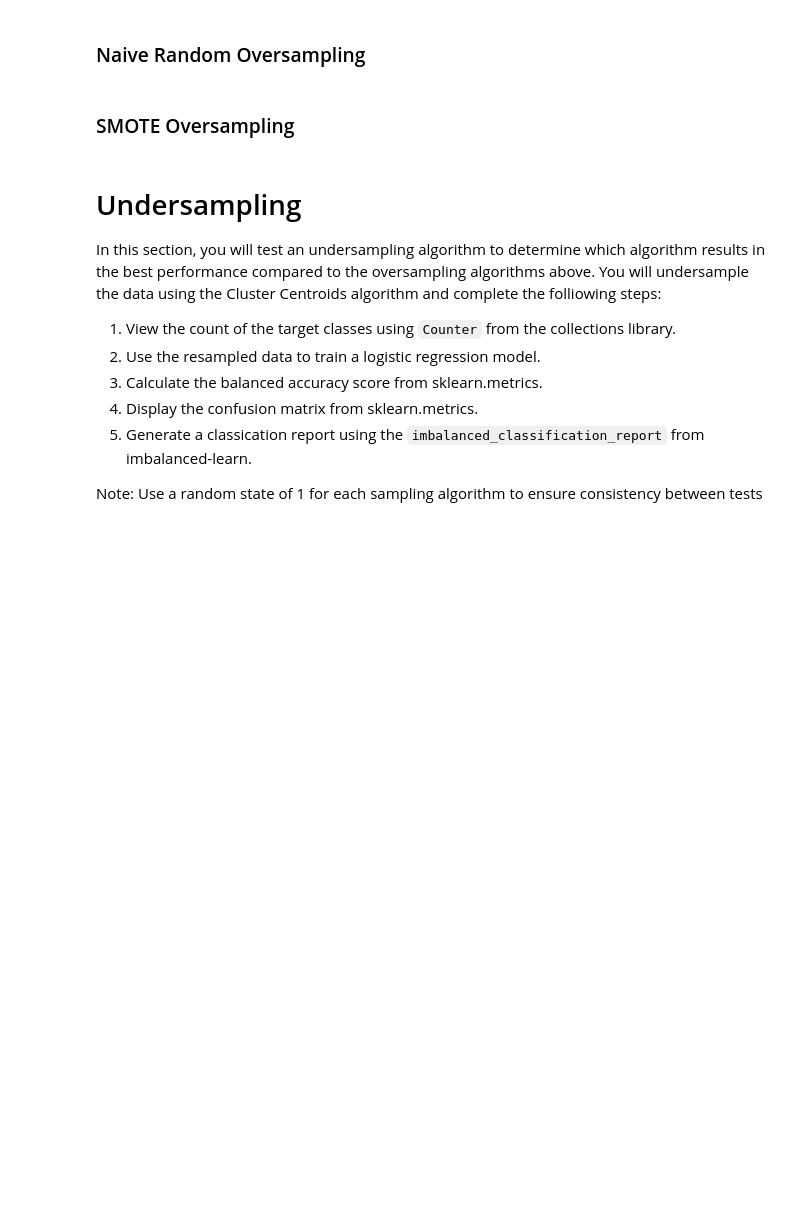
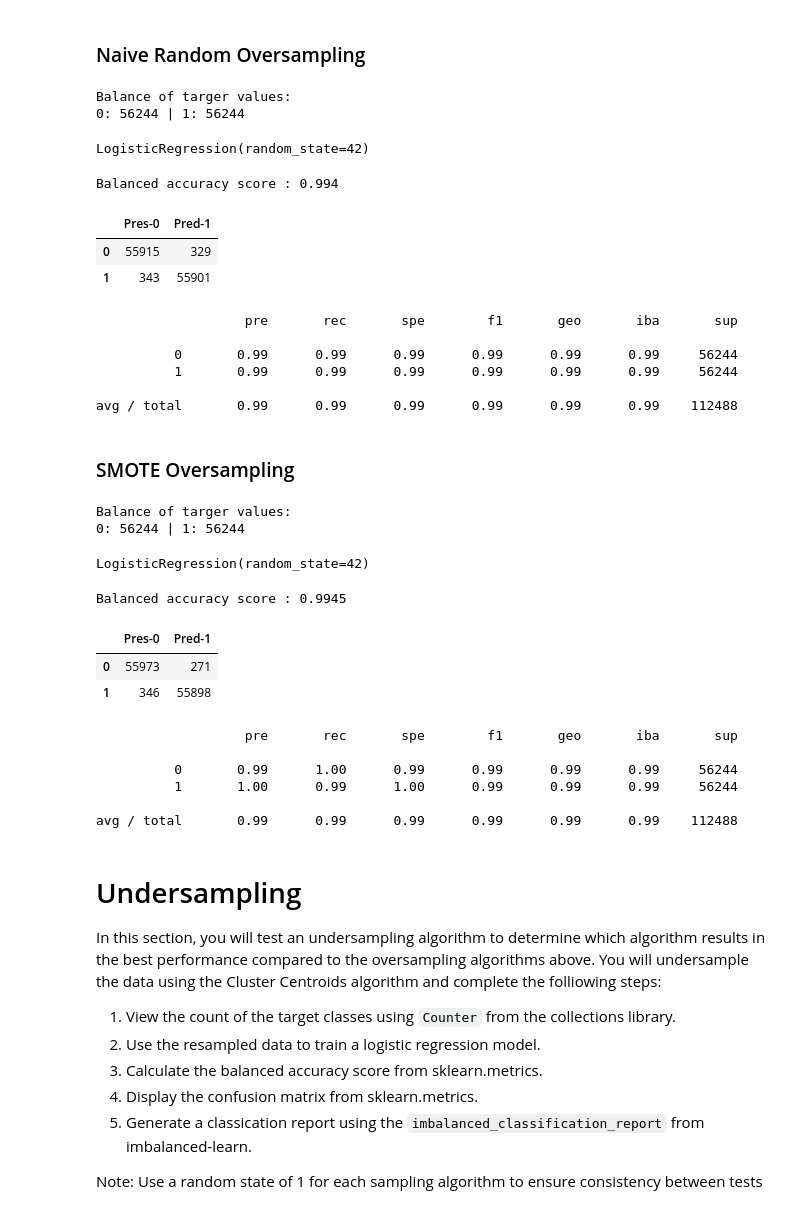
Before and after one commit to illyanyc/cu_fintech_assignments, a Jupyter notebook: 11_machine_learning/credit_risk_resampling.ipynb, the cells around one changed output. Drawn from its saved outputs; the diff is of its cells as text; code cells hidden in the pictures; blank space fills up the shorter version.

Commit message:
compled re-sampling, readme

```diff
--- a/11_machine_learning/credit_risk_resampling.ipynb
+++ b/11_machine_learning/credit_risk_resampling.ipynb
@@ -157,10 +155,19 @@ Note: Use a random state of 1 for each sampling algorithm to ensure consistency
 ### Naive Random Oversampling
 # %%
 # Resample the training data with the RandomOversampler
-# YOUR CODE HERE
+from imblearn.over_sampling import RandomOverSampler
+
+X_resampled_ros, y_resampled_ros = RandomOverSampler(random_state=random_state).fit_resample(X_train_scaled,
+                                                                                              y_train)
 
 # View the count of target classes with Counter
-# YOUR CODE HERE
+print(f"Balance of targer values: \n0: {Counter(y_resampled_ros)[0]} | 1: {Counter(y_resampled_ros)[1]}")
+# %% [output]
+Balance of targer values:
+0: 56244 | 1: 56244
 # %%
 # Train the Logistic Regression model using the resampled data
-# YOUR CODE HERE
+ros_model = LogisticRegression(solver='lbfgs', random_state=random_state)
+ros_model.fit(X_resampled_ros, y_resampled_ros)
+# %% [output]
+LogisticRegression(random_state=42)
@@ -173,14 +174,45 @@ Note: Use a random state of 1 for each sampling algorithm to ensure consistency
+# %%
+# Calculated the balanced accuracy score
+from sklearn.metrics import balanced_accuracy_score
+y_pred_ros = ros_model.predict(X_resampled_ros)
+print(f"Balanced accuracy score : {round(balanced_accuracy_score(y_resampled_ros, y_pred_ros),4)}")
+# %% [output]
+Balanced accuracy score : 0.994
+# %%
+# Display the confusion matrix
+pd.DataFrame(confusion_matrix(y_resampled_ros, y_pred_ros), columns=['Pres-0','Pred-1'], index=['0','1'])
+# %% [output]
+|  | Pres-0 | Pred-1 |
+| 0 | 55915 | 329 |
+| 1 | 343 | 55901 |
 # %%
 # Print the imbalanced classification report
-# YOUR CODE HERE
+print(classification_report_imbalanced(y_resampled_ros, y_pred_ros))
+# %% [output]
+                   pre       rec       spe        f1       geo       iba       sup
+
+          0       0.99      0.99      0.99      0.99      0.99      0.99     56244
+          1       0.99      0.99      0.99      0.99      0.99      0.99     56244
+
+avg / total       0.99      0.99      0.99      0.99      0.99      0.99    112488
 # %% [markdown]
 ### SMOTE Oversampling
 # %%
 # Resample the training data with SMOTE
-# YOUR CODE HERE
+from imblearn.over_sampling import SMOTE
+
+X_resampled_smo, y_resampled_smo = SMOTE(random_state=random_state,
+                                         sampling_strategy=1.0).fit_resample(X_train_scaled,
+                                                                                 y_train)
 
 # View the count of target classes with Counter
-# YOUR CODE HERE
+print(f"Balance of targer values: \n0: {Counter(y_resampled_smo)[0]} | 1: {Counter(y_resampled_smo)[1]}")
+# %% [output]
+Balance of targer values:
+0: 56244 | 1: 56244
 # %%
 # Train the Logistic Regression model using the resampled data
-# YOUR CODE HERE
+smo_model = LogisticRegression(solver='lbfgs', random_state=random_state)
+smo_model.fit(X_resampled_smo, y_resampled_smo)
+# %% [output]
+LogisticRegression(random_state=42)
@@ -193,6 +219,26 @@ Note: Use a random state of 1 for each sampling algorithm to ensure consistency
+# %%
+# Calculated the balanced accuracy score
+y_pred_smo = smo_model.predict(X_resampled_smo)
+print(f"Balanced accuracy score : {round(balanced_accuracy_score(y_resampled_smo, y_pred_smo),4)}")
+# %% [output]
+Balanced accuracy score : 0.9945
+# %%
+# Display the confusion matrix
+pd.DataFrame(confusion_matrix(y_resampled_smo, y_pred_smo), columns=['Pres-0','Pred-1'], index=['0','1'])
+# %% [output]
+|  | Pres-0 | Pred-1 |
+| 0 | 55973 | 271 |
+| 1 | 346 | 55898 |
 # %%
 # Print the imbalanced classification report
-# YOUR CODE HERE
+print(classification_report_imbalanced(y_resampled_smo, y_pred_smo))
+# %% [output]
+                   pre       rec       spe        f1       geo       iba       sup
+
+          0       0.99      1.00      0.99      0.99      0.99      0.99     56244
+          1       1.00      0.99      1.00      0.99      0.99      0.99     56244
+
+avg / total       0.99      0.99      0.99      0.99      0.99      0.99    112488
 # %% [markdown]
 # Undersampling
 
```
Also changed, not shown: parts of 27 cells of this notebook, 12 other files.
